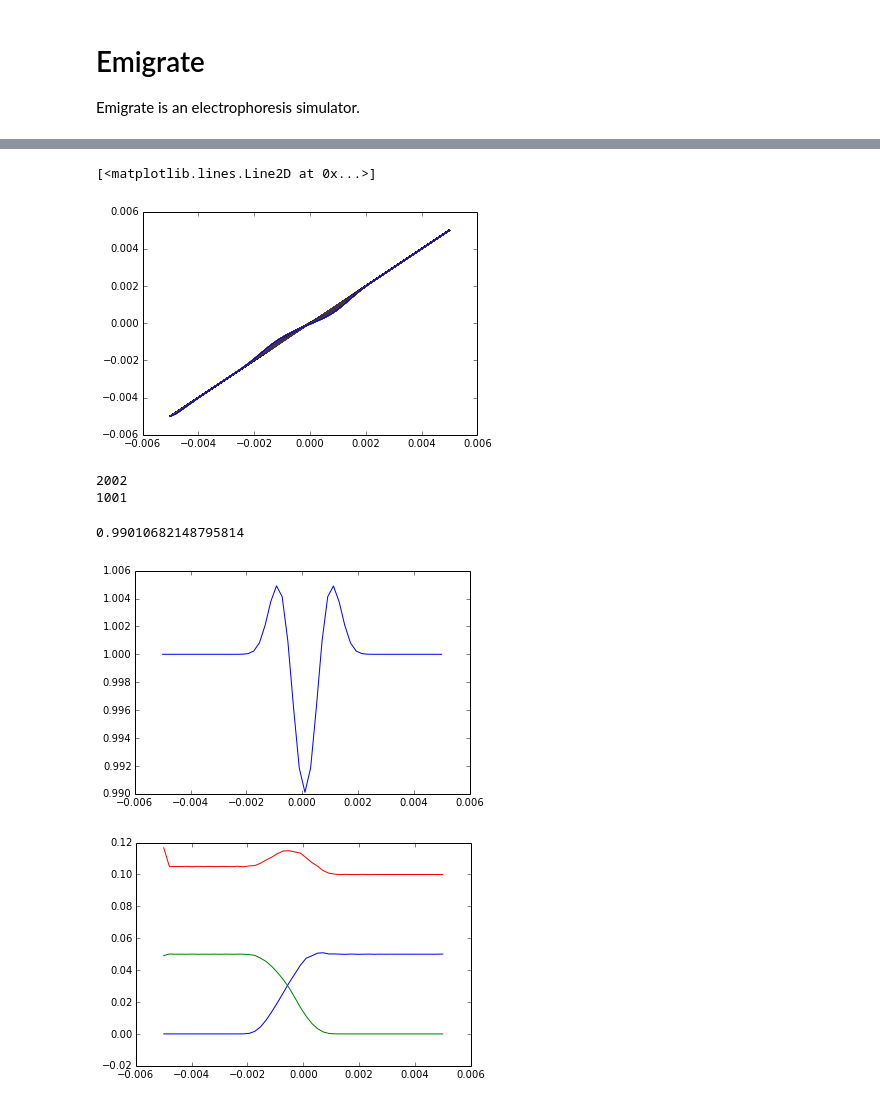
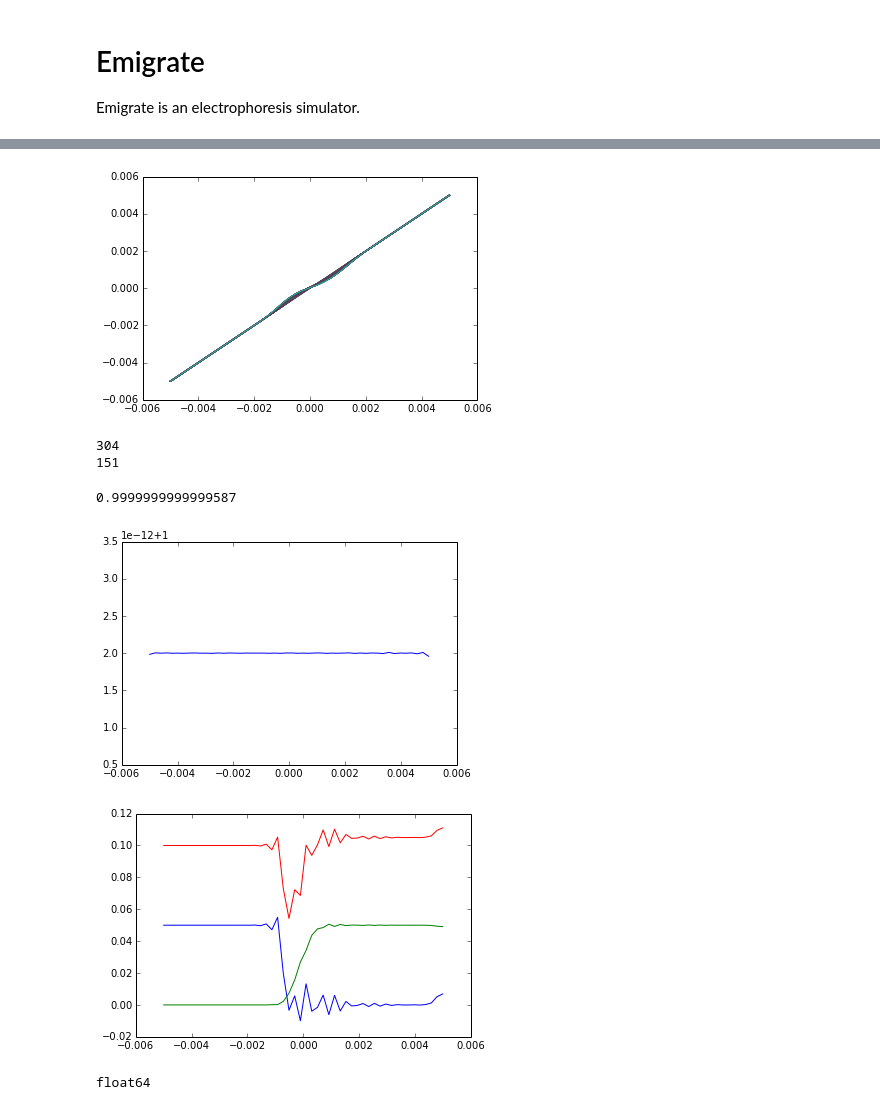
Before and after one commit to lewisamarshall/emigrate, a Jupyter notebook: Tutorial.ipynb, the cells around one changed output, grey strips where cells are left out. Cells and saved outputs as stored; diff of their text form; code cells hidden in the pictures.

```diff
--- a/Tutorial.ipynb
+++ b/Tutorial.ipynb
@@ -10,10 +10,10 @@ import cProfile
 # %%
 tris = ionize.load_ion('tris')
 
-solutions = [ionize.Solution(['caproic acid', tris], [.05, .105]),
+solutions = [ionize.Solution(['hepes', tris], [.05, .105]),
                  ionize.Solution(['hydrochloric acid', tris], [.05, .1])
                  ]
-
+solutions.reverse()
 system = emigrate.Constructor(domain_length=0.01,
                          nodes=50,
                          interface_length=.0005,
@@ -80,29 +81,33 @@ show()
 # %%
 for sol in solver.solution:
     plot(solver.z, sol[1])
 #     print np.max(sol[1])
 #     print np.min(sol[1])
-plot(solver.z, solver.x)
+# plot(solver.z, solver.x)
+show()
 # %% [output]
-[<matplotlib.lines.Line2D at 0x...>]
-[figure, old version]
+[figure, new version]
 # %%
 print len(solver.full_solution)
 print len(solver.solution)
 # print [sol[0] for sol in solver.full_solution]
 # plot(np.diff([sol[0] for sol in solver.full_solution]))
 # %% [output]
-2002
-1001
+304
+151
 # %%
 plot(solver.z, solver.first_derivative(solver.full_solution_dict.values()[10][0]))
 np.min(solver.first_derivative(solver.full_solution_dict.values()[10][0]))
 # %% [output]
-0.99010682148795814
+0.9999999999999587
-[figure, old version]
+[figure, new version]
 # %%
 for i in range(len(system.ions)):
     plot(system.domain, solver.concentrations[i,:])
 show()
 # %% [output]
-[figure, old version]
+[figure, new version]
+# %%
+print solver.x.dtype
+# %% [output]
+float64
```
Also changed, not shown: parts of 3 cells of this notebook, 1 other file.
